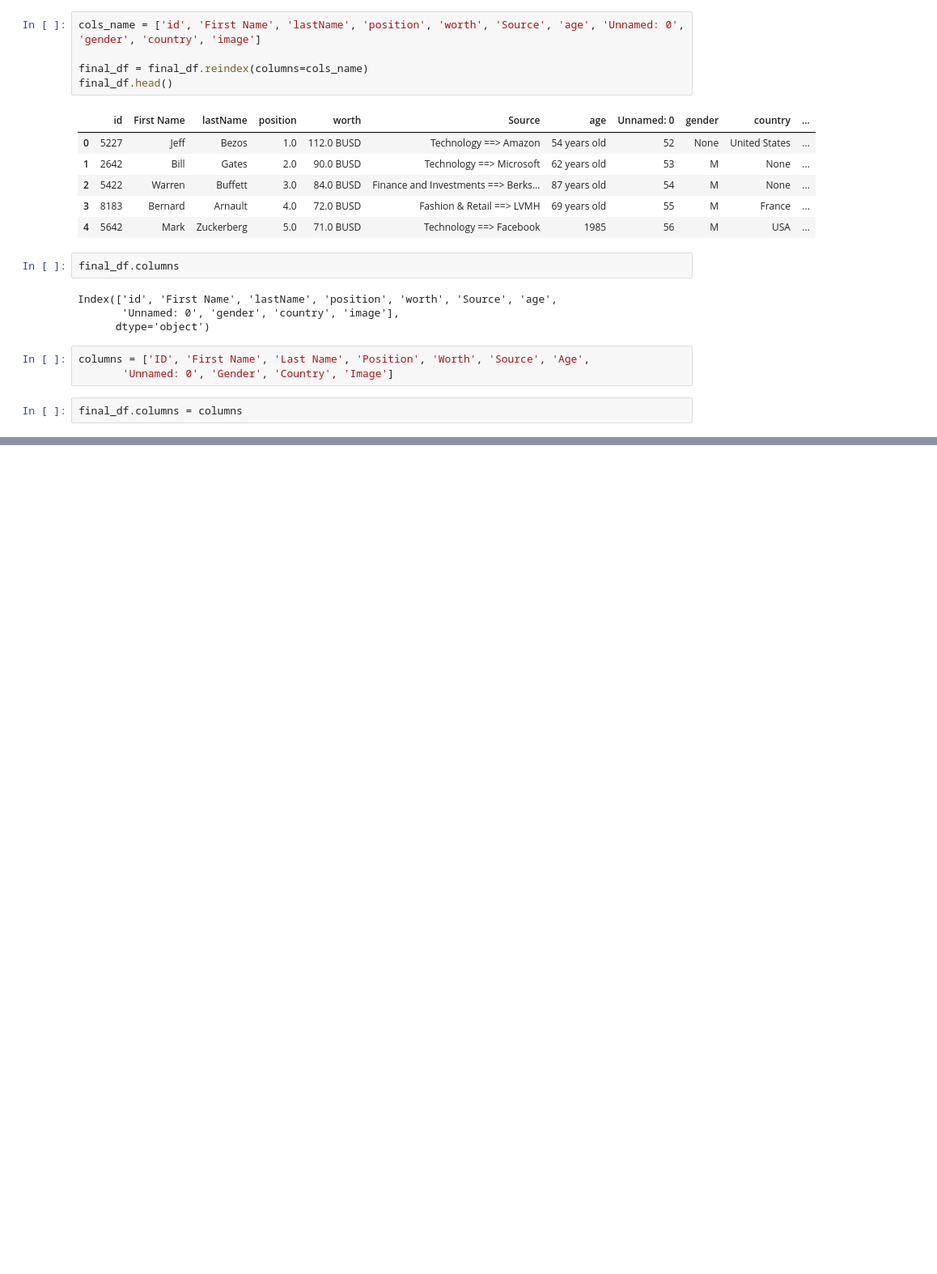
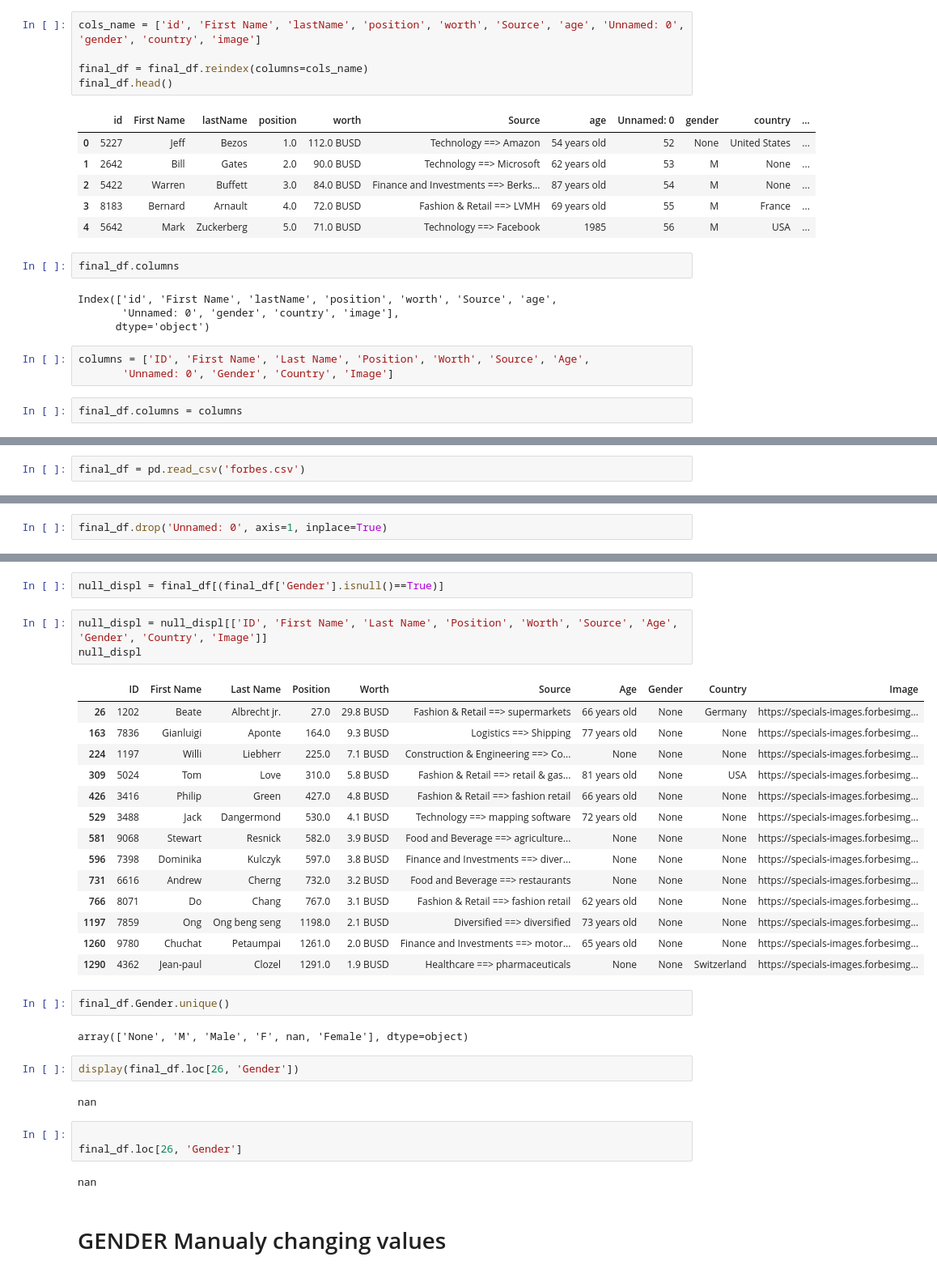
Before and after one commit to sbraca/Ironhack-Module-1-Project-hatching, a Jupyter notebook: notebook1.ipynb, the cells around one changed output, grey strips where cells are left out. Shown at 81% size. Cells and saved outputs as stored; diff of their text form; blank space fills up the shorter version.

```diff
--- a/notebook1.ipynb
+++ b/notebook1.ipynb
@@ -466,0 +480,2 @@ FileNotFoundError: [Errno 2] No such file or directory: '/desktop/projectonefold
+# %%
+final_df = pd.read_csv('forbes.csv')
@@ -466,0 +491,2 @@ FileNotFoundError: [Errno 2] No such file or directory: '/desktop/projectonefold
+# %%
+final_df.drop('Unnamed: 0', axis=1, inplace=True)
@@ -466,0 +505,35 @@ FileNotFoundError: [Errno 2] No such file or directory: '/desktop/projectonefold
+# %%
+null_displ = final_df[(final_df['Gender'].isnull()==True)]
+# %%
+null_displ = null_displ[['ID', 'First Name', 'Last Name', 'Position', 'Worth', 'Source', 'Age', 'Gender', 'Country', 'Image']]
+null_displ
+# %% [output]
+|  | ID | First Name | Last Name | Position | Worth | Source | Age | Gender | Country | Image |
+| 26 | 1202 | Beate | Albrecht jr. | 27.0 | 29.8 BUSD | Fashion & Retail ==> supermarkets | 66 years old | None | Germany | https://specials-images.forbesimg... |
+| 163 | 7836 | Gianluigi | Aponte | 164.0 | 9.3 BUSD | Logistics ==> Shipping | 77 years old | None | None | https://specials-images.forbesimg... |
+| 224 | 1197 | Willi | Liebherr | 225.0 | 7.1 BUSD | Construction & Engineering ==> Co... | None | None | None | https://specials-images.forbesimg... |
+| 309 | 5024 | Tom | Love | 310.0 | 5.8 BUSD | Fashion & Retail ==> retail & gas... | 81 years old | None | USA | https://specials-images.forbesimg... |
+| 426 | 3416 | Philip | Green | 427.0 | 4.8 BUSD | Fashion & Retail ==> fashion retail | 66 years old | None | None | https://specials-images.forbesimg... |
+| 529 | 3488 | Jack | Dangermond | 530.0 | 4.1 BUSD | Technology ==> mapping software | 72 years old | None | None | https://specials-images.forbesimg... |
+| 581 | 9068 | Stewart | Resnick | 582.0 | 3.9 BUSD | Food and Beverage ==> agriculture... | None | None | None | https://specials-images.forbesimg... |
+| 596 | 7398 | Dominika | Kulczyk | 597.0 | 3.8 BUSD | Finance and Investments ==> diver... | None | None | None | https://specials-images.forbesimg... |
+| 731 | 6616 | Andrew | Cherng | 732.0 | 3.2 BUSD | Food and Beverage ==> restaurants | None | None | None | https://specials-images.forbesimg... |
+| 766 | 8071 | Do | Chang | 767.0 | 3.1 BUSD | Fashion & Retail ==> fashion retail | 62 years old | None | None | https://specials-images.forbesimg... |
+| 1197 | 7859 | Ong | Ong beng seng | 1198.0 | 2.1 BUSD | Diversified ==> diversified | 73 years old | None | None | https://specials-images.forbesimg... |
+| 1260 | 9780 | Chuchat | Petaumpai | 1261.0 | 2.0 BUSD | Finance and Investments ==> motor... | 65 years old | None | None | https://specials-images.forbesimg... |
+| 1290 | 4362 | Jean-paul | Clozel | 1291.0 | 1.9 BUSD | Healthcare ==> pharmaceuticals | None | None | Switzerland | https://specials-images.forbesimg... |
+# %%
+final_df.Gender.unique()
+# %% [output]
+array(['None', 'M', 'Male', 'F', nan, 'Female'], dtype=object)
+# %%
+display(final_df.loc[26, 'Gender'])
+# %% [output]
+nan
+# %%
+
+final_df.loc[26, 'Gender']
+# %% [output]
+nan
+# %% [markdown]
+# GENDER Manualy changing values
```
Also changed, not shown: parts of 22 cells of this notebook, 2 other files.
